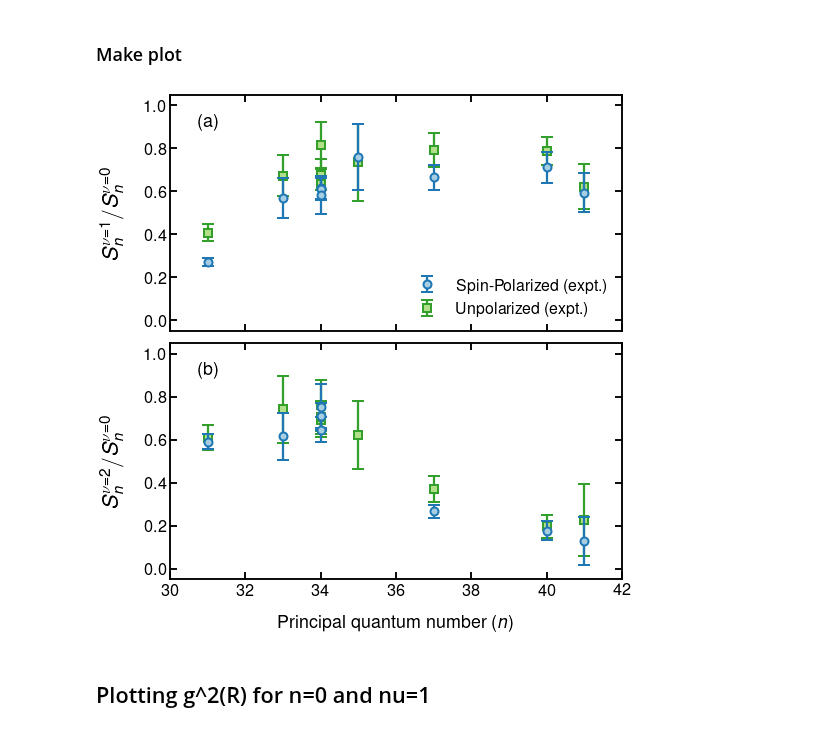
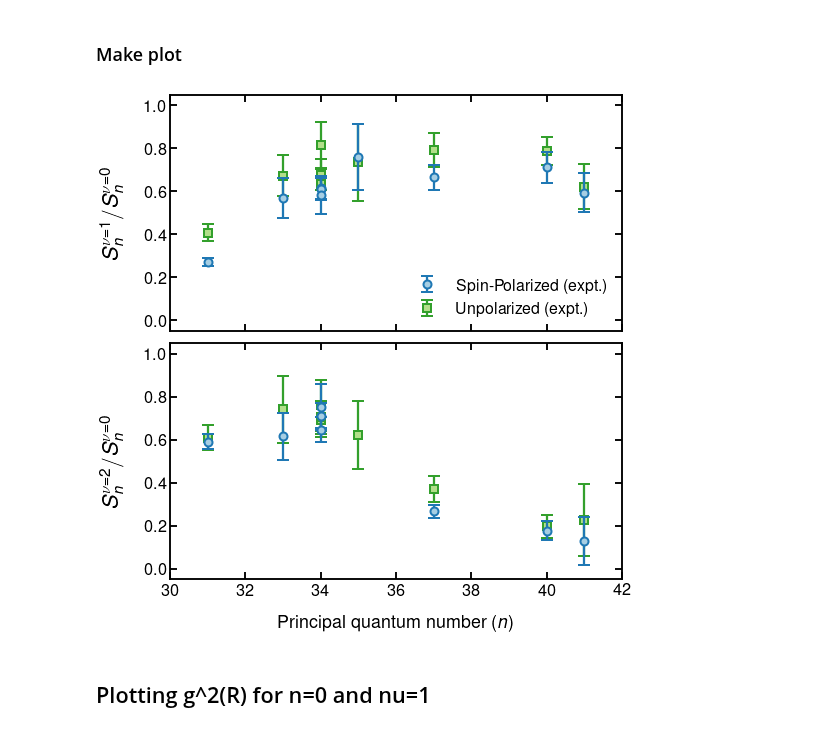
Before and after one commit to rogding/phd_thesis, a Jupyter notebook: chapters/probing_correlations/dimer_ratios/dimer_ratios-20190812.ipynb, the cells around one changed output. Drawn from its saved outputs; the diff is of its cells as text; code cells hidden in the pictures.

```diff
--- a/chapters/probing_correlations/dimer_ratios/dimer_ratios-20190812.ipynb
+++ b/chapters/probing_correlations/dimer_ratios/dimer_ratios-20190812.ipynb
@@ -142,36 +142,36 @@ axs[0].errorbar(exp_df['n'], exp_df['D1:D0 (unpol)'], yerr=exp_df['D1:D0 (unpol)
 axs[1].errorbar(exp_df['n'], exp_df['D2:D0 (unpol)'], yerr=exp_df['D2:D0 (unpol) (unc)'],
                 **experiment_plot_options_unpol,
                 label='Unpolarized (expt.)', zorder=2)
 
 # Setting plotting limits and tick options
 for ax in axs:
     ax.tick_params(axis='both', which='both', direction='in', length=7)
     ax.xaxis.set_ticks_position('both')
     ax.yaxis.set_ticks_position('both')
     ax.set_xlim((30, 42))
     ax.set_ylim((-0.05, 1.05))
 
 # Axes labels
 #plt.xlabel(r'$n$', fontsize=22)
 plt.xlabel(r'Principal quantum number ($n$)', fontsize=18, labelpad=16)
 axs[0].set_ylabel(r'${S^{\nu=1}_{n}}/{S^{\nu=0}_{n}}$', fontsize=22, labelpad=16)
 axs[1].set_ylabel(r'${S^{\nu=2}_{n}}/{S^{\nu=0}_{n}}$', fontsize=22, labelpad=16)
 
 # Adding subfigure labels
-axs[0].text(x=30.75, y=0.9, s=r'(a)')
-axs[1].text(x=30.75, y=0.9, s=r'(b)')
+#axs[0].text(x=30.75, y=0.9, s=r'(a)')
+#axs[1].text(x=30.75, y=0.9, s=r'(b)')
 
 # Axes legend
 axs[0].legend(ncol=1, fontsize=16, loc='lower right', frameon=False)
 
 plt.tight_layout()
 fig.subplots_adjust(hspace=0.05)
 
 plt.savefig('Fig6.pdf', bbox_inches='tight')
 plt.savefig('Fig6.png', bbox_inches='tight', transparent=True, dpi=1000)
 plt.show()
 # %% [output]
-[figure, old version]
+[figure, new version]
 # %% [markdown]
 ## Plotting g^2(R) for n=0 and nu=1
 # %% [markdown]
```
Also changed, not shown: 5 other files.
